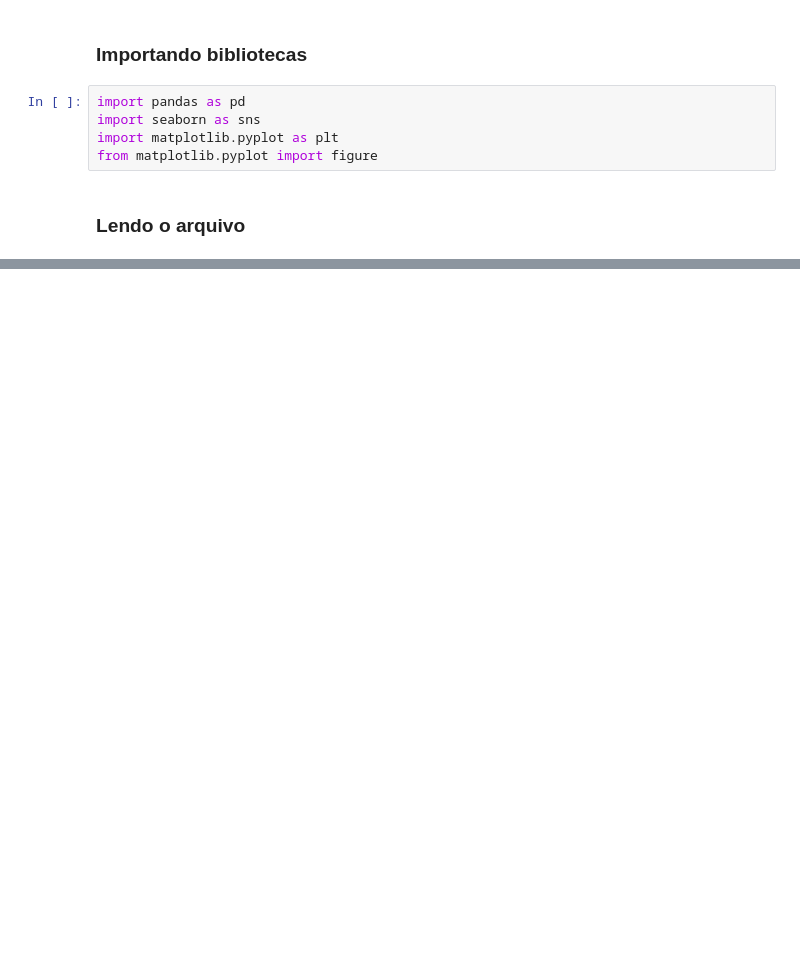
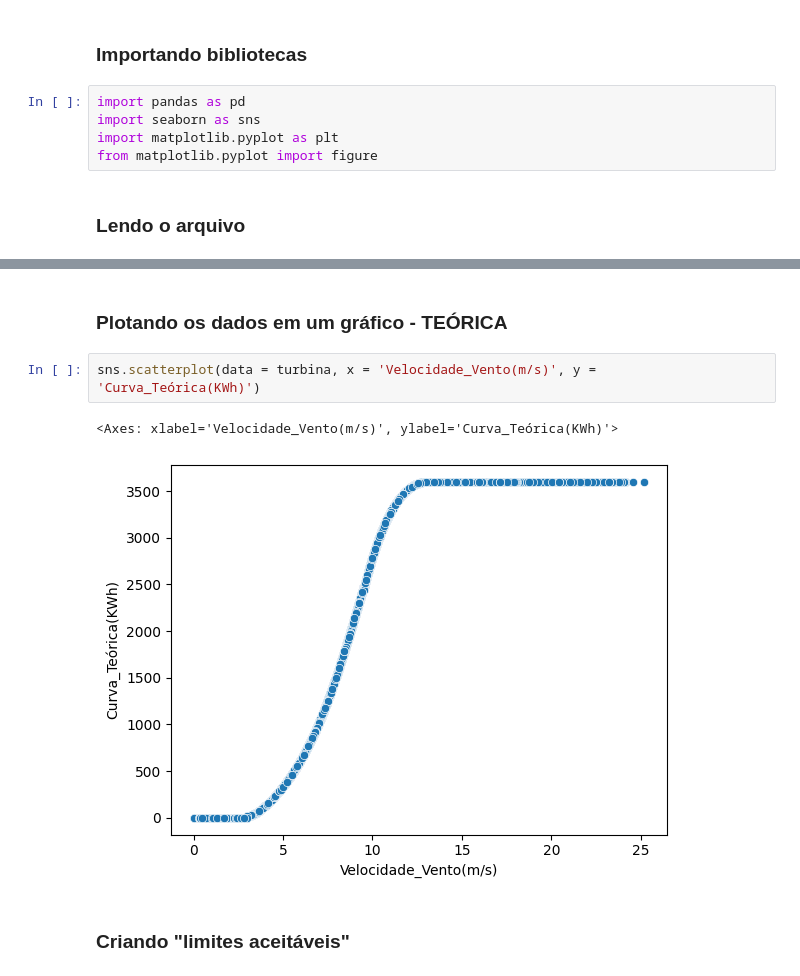
Before and after one commit to leversoncampos/data-notebook, a Jupyter notebook: case_studies/data_analysis/energy_sector/notebook/analise_turbina_eolica.ipynb, the cells around one changed output, grey strips where cells are left out. Saved outputs shown, nothing was run; the diff lists cells and outputs as text; blank space fills up the shorter version.

```diff
--- a/case_studies/data_analysis/energy_sector/notebook/analise_turbina_eolica.ipynb
+++ b/case_studies/data_analysis/energy_sector/notebook/analise_turbina_eolica.ipynb
@@ -26,0 +55,9 @@ display(turbina)
+# %% [markdown]
+### Plotando os dados em um gráfico - TEÓRICA
+# %%
+sns.scatterplot(data = turbina, x = 'Velocidade_Vento(m/s)', y = 'Curva_Teórica(KWh)')
+# %% [output]
+<Axes: xlabel='Velocidade_Vento(m/s)', ylabel='Curva_Teórica(KWh)'>
+[figure, added]
+# %% [markdown]
+### Criando "limites aceitáveis"
```
Also changed, not shown: parts of 9 cells of this notebook.
